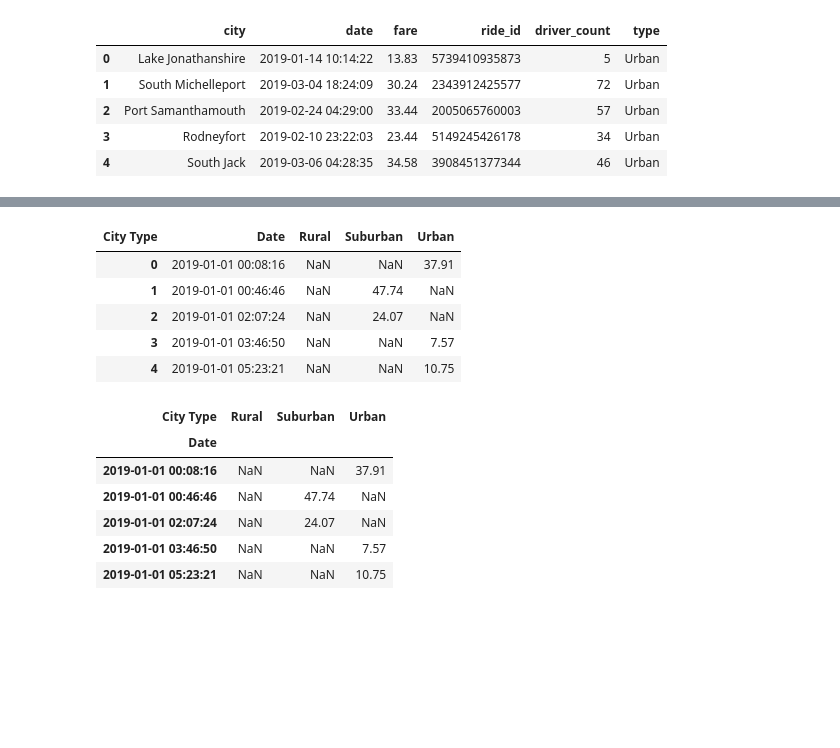
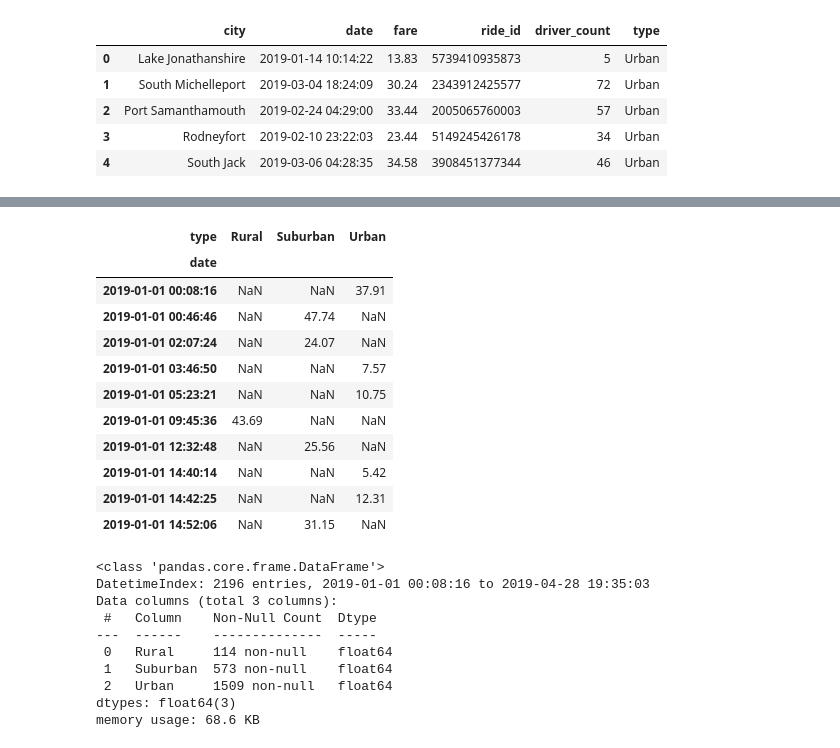
Before and after one commit to Carmenloww/PyBer_Analysis, a Jupyter notebook: PyBer_Challenge.ipynb, the cells around one changed output, grey strips where cells are left out. Saved outputs shown, nothing was run; the diff lists cells and outputs as text; code cells hidden in the pictures; blank space fills up the shorter version.

```diff
--- a/PyBer_Challenge.ipynb
+++ b/PyBer_Challenge.ipynb
@@ -404,32 +337,17 @@ memory usage: 74.3 KB
-# %%
-### 11 B. Filter the DF  by Date Range
-
-## start with a mask for date range
-#mask     = (df                     ['date'] > start_date)   & (df                     ['date'] <= end_date)
-datemask = (pyber_data_fares_df_sub['Date'] > "2018-12-01") & (pyber_data_fares_df_sub['Date'] <="2019-04-29")
-
-## Now use panda to create a new datafra,e filtered on dates
-pyber_sandbox_df=pd.DataFrame(pyber_data_fares_df_sub.loc[datemask])
-
-# and now review
-pyber_sandbox_df.head()
-# %% [output]
-| City Type | Date | Rural | Suburban | Urban |
-| 0 | 2019-01-01 00:08:16 | NaN | NaN | 37.91 |
-| 1 | 2019-01-01 00:46:46 | NaN | 47.74 | NaN |
-| 2 | 2019-01-01 02:07:24 | NaN | 24.07 | NaN |
-| 3 | 2019-01-01 03:46:50 | NaN | NaN | 7.57 |
-| 4 | 2019-01-01 05:23:21 | NaN | NaN | 10.75 |
-# %%
-## 11. Reset index and review
-pyber_sandbox_df.set_index("Date", inplace = True)
-#pyber_sandbox_df.info()
-pyber_sandbox_df.head()
-# %% [output]
-| City Type | Rural | Suburban | Urban |
-| Date |  |  |  |
-| 2019-01-01 00:08:16 | NaN | NaN | 37.91 |
-| 2019-01-01 00:46:46 | NaN | 47.74 | NaN |
-| 2019-01-01 02:07:24 | NaN | 24.07 | NaN |
-| 2019-01-01 03:46:50 | NaN | NaN | 7.57 |
-| 2019-01-01 05:23:21 | NaN | NaN | 10.75 |
+# %%
+#Create a new DataFrame by using the loc method on the following date range: 2019-01-01 through 2019-04-29.
+loc_pyber_pivottable = pyber_pivot_table.loc['2019-01-01':'2019-04-29']
+loc_pyber_pivottable.head(10)
+# %% [output]
+| type | Rural | Suburban | Urban |
+| date |  |  |  |
+| 2019-01-01 00:08:16 | NaN | NaN | 37.91 |
+| 2019-01-01 00:46:46 | NaN | 47.74 | NaN |
+| 2019-01-01 02:07:24 | NaN | 24.07 | NaN |
+| 2019-01-01 03:46:50 | NaN | NaN | 7.57 |
+| 2019-01-01 05:23:21 | NaN | NaN | 10.75 |
+| 2019-01-01 09:45:36 | 43.69 | NaN | NaN |
+| 2019-01-01 12:32:48 | NaN | 25.56 | NaN |
+| 2019-01-01 14:40:14 | NaN | NaN | 5.42 |
+| 2019-01-01 14:42:25 | NaN | NaN | 12.31 |
+| 2019-01-01 14:52:06 | NaN | 31.15 | NaN |
@@ -436 +358,15 @@ pyber_sandbox_df.head()
+# %%
+#Use the provided code snippet, df.info(), to check that the "date" is a datetime data type.
+loc_pyber_pivottable.info()
+# %% [output]
+<class 'pandas.core.frame.DataFrame'>
+DatetimeIndex: 2196 entries, 2019-01-01 00:08:16 to 2019-04-28 19:35:03
+Data columns (total 3 columns):
+ #   Column    Non-Null Count  Dtype
+---  ------    --------------  -----
+ 0   Rural     114 non-null    float64
+ 1   Suburban  573 non-null    float64
+ 2   Urban     1509 non-null   float64
+dtypes: float64(3)
+memory usage: 68.6 KB
 # %%
```
Also changed, not shown: parts of 39 cells of this notebook, 3 other files.
